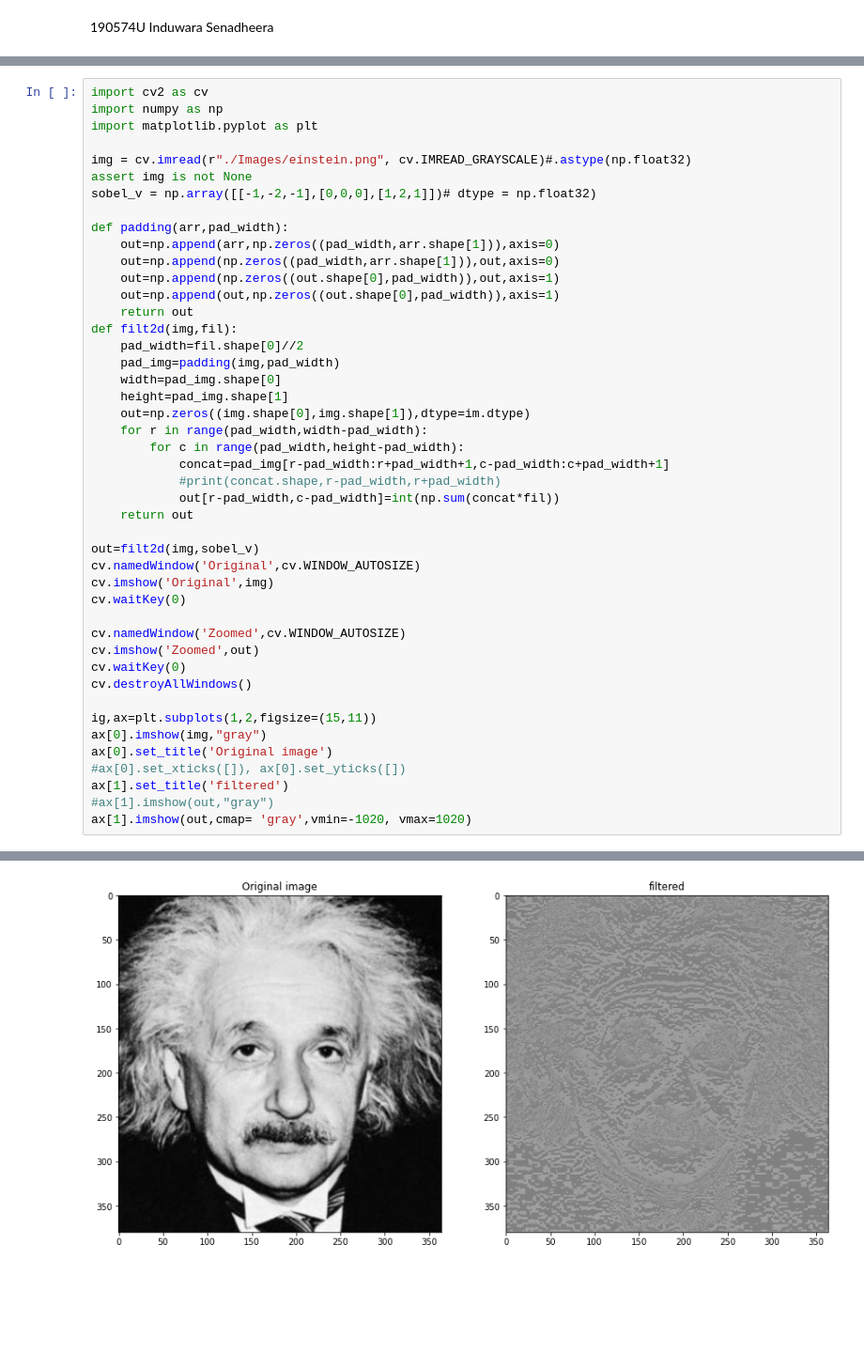
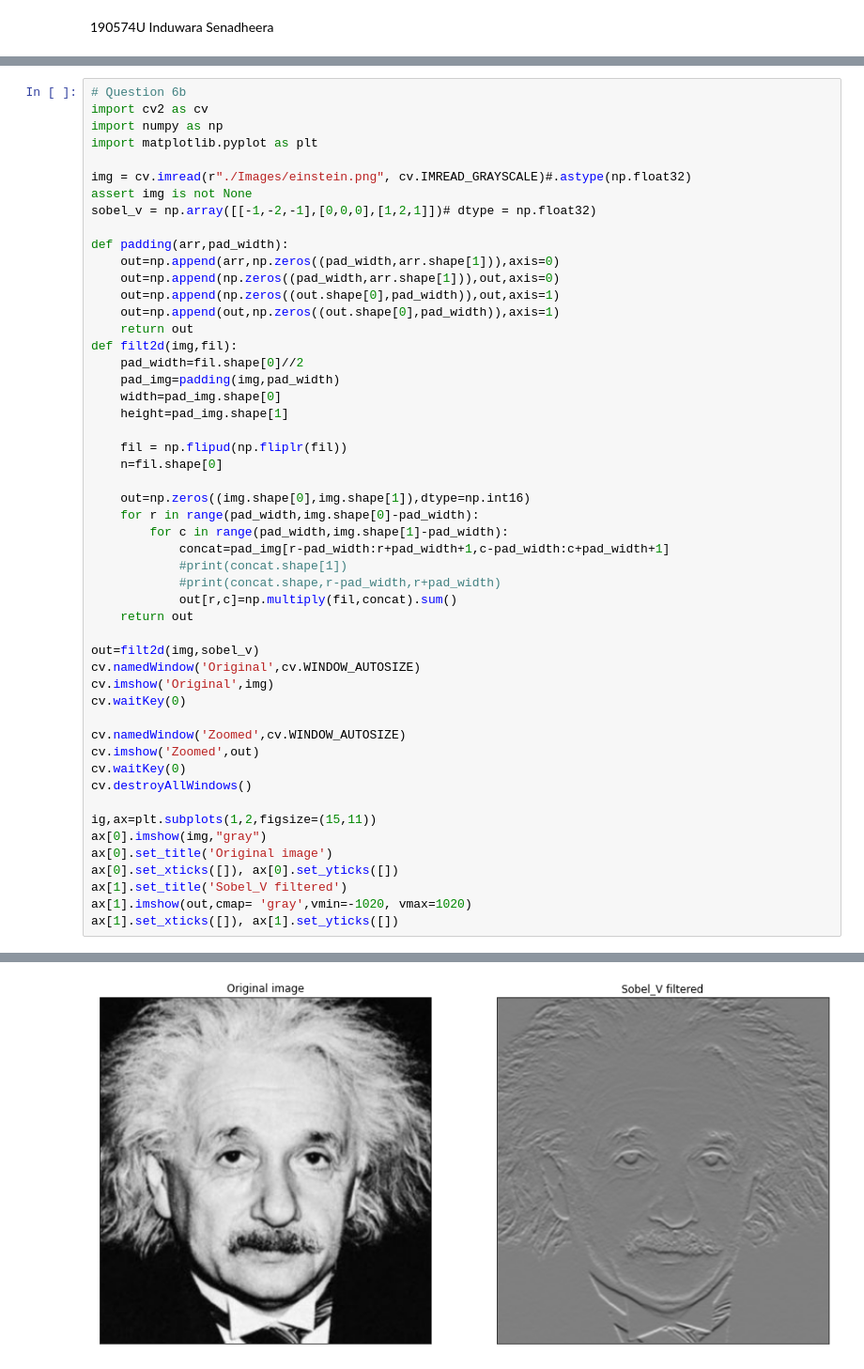
Before and after one commit to induwarasenadheera/EN2550---Fundamental-of-Image-Processing, a Jupyter notebook: assignment 1.ipynb, the cells around one changed output, grey strips where cells are left out. Shown at 94% size. Drawn from its saved outputs; the diff is of its cells as text; blank space fills up the shorter version.

```diff
--- a/assignment 1.ipynb
+++ b/assignment 1.ipynb
@@ -289,6 +313,7 @@ plt.show()
 # %% [output]
 [figure]
 # %%
+# Question 6b
 import cv2 as cv
 import numpy as np
 import matplotlib.pyplot as plt
@@ -308,12 +333,17 @@ def filt2d(img,fil):
     pad_img=padding(img,pad_width)
     width=pad_img.shape[0]
     height=pad_img.shape[1]
-    out=np.zeros((img.shape[0],img.shape[1]),dtype=im.dtype)
-    for r in range(pad_width,width-pad_width):
-        for c in range(pad_width,height-pad_width):
+
+    fil = np.flipud(np.fliplr(fil))
+    n=fil.shape[0]
+
+    out=np.zeros((img.shape[0],img.shape[1]),dtype=np.int16)
+    for r in range(pad_width,img.shape[0]-pad_width):
+        for c in range(pad_width,img.shape[1]-pad_width):
             concat=pad_img[r-pad_width:r+pad_width+1,c-pad_width:c+pad_width+1]
+            #print(concat.shape[1])
             #print(concat.shape,r-pad_width,r+pad_width)
-            out[r-pad_width,c-pad_width]=int(np.sum(concat*fil))
+            out[r,c]=np.multiply(fil,concat).sum()
     return out
 
 out=filt2d(img,sobel_v)
@@ -329,8 +359,8 @@ cv.destroyAllWindows()
 ig,ax=plt.subplots(1,2,figsize=(15,11))
 ax[0].imshow(img,"gray")
 ax[0].set_title('Original image')
-#ax[0].set_xticks([]), ax[0].set_yticks([])
-ax[1].set_title('filtered')
-#ax[1].imshow(out,"gray")
+ax[0].set_xticks([]), ax[0].set_yticks([])
+ax[1].set_title('Sobel_V filtered')
 ax[1].imshow(out,cmap= 'gray',vmin=-1020, vmax=1020)
+ax[1].set_xticks([]), ax[1].set_yticks([])
 # %% [output]
@@ -338 +368 @@ ax[1].imshow(out,cmap= 'gray',vmin=-1020, vmax=1020)
-[figure, old version]
+[figure, new version]
```
Also changed, not shown: parts of 11 cells of this notebook, 10 other files.
